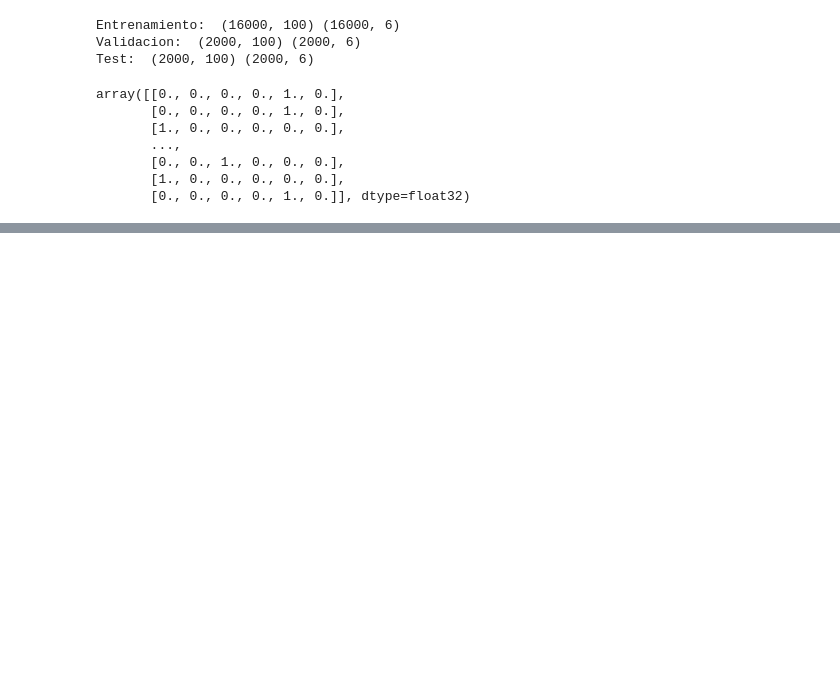
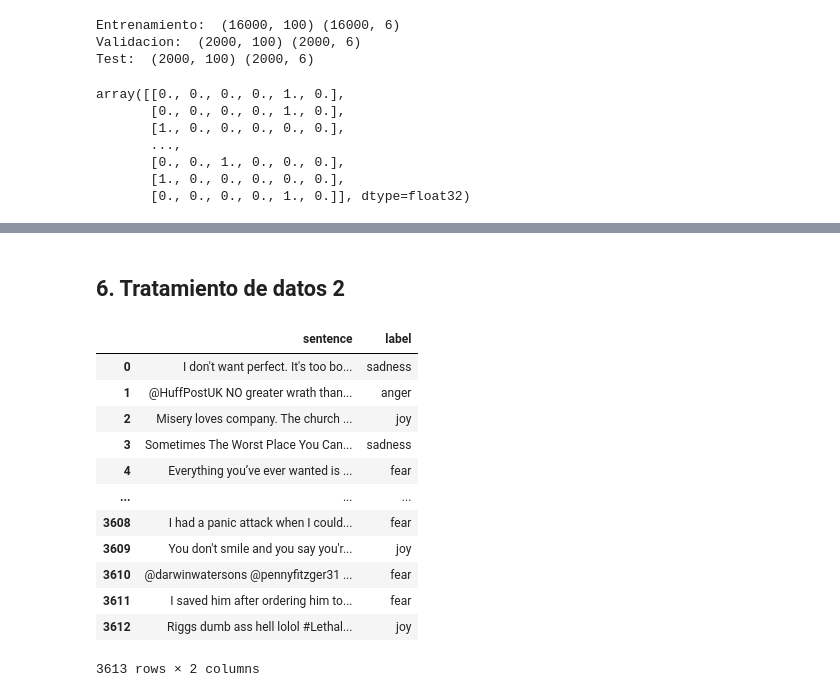
Before and after one commit to Jamf05/20201-ai2-class-project, a Jupyter notebook: download-data.ipynb, the cells around one changed output, grey strips where cells are left out. Drawn from its saved outputs; the diff is of its cells as text; code cells hidden in the pictures; blank space fills up the shorter version.

```diff
--- a/download-data.ipynb
+++ b/download-data.ipynb
@@ -326,0 +322,26 @@ losses.plot()
+# %% [markdown]
+## 6. Tratamiento de datos 2
+# %%
+df_anger_train = pd.read_csv("data/anger-ratings-0to1.train.txt", delimiter='	', header=None, names=['index','sentence','label','intensity'])
+df_fear_train = pd.read_csv("data/fear-ratings-0to1.train.txt", delimiter='	', header=None, names=['index','sentence','label','intensity'])
+df_joy_train = pd.read_csv("data/joy-ratings-0to1.train.txt", delimiter='	', header=None, names=['index','sentence','label','intensity'])
+df_sadness_train = pd.read_csv("data/sadness-ratings-0to1.train.txt", delimiter='	', header=None, names=['index','sentence','label','intensity'])
+
+df_train = pd.concat([df_anger_train,df_fear_train,df_joy_train,df_sadness_train])
+df_train  =  df_train.drop(['index', 'intensity'], axis=1)
+df_train = df_train.sample(frac=1).reset_index(drop=True)
+df_train
+# %% [output]
+|  | sentence | label |
+| 0 | I don't want perfect. It's too bo... | sadness |
+| 1 | @HuffPostUK NO greater wrath than... | anger |
+| 2 | Misery loves company. The church ... | joy |
+| 3 | Sometimes The Worst Place You Can... | sadness |
+| 4 | Everything you’ve ever wanted is ... | fear |
+| ... | ... | ... |
+| 3608 | I had a panic attack when I could... | fear |
+| 3609 | You don't smile and you say you'r... | joy |
+| 3610 | @darwinwatersons @pennyfitzger31 ... | fear |
+| 3611 | I saved him after ordering him to... | fear |
+| 3612 | Riggs dumb ass hell lolol #Lethal... | joy |
+3613 rows × 2 columns
```
Also changed, not shown: parts of 32 cells of this notebook, 9 other files.
